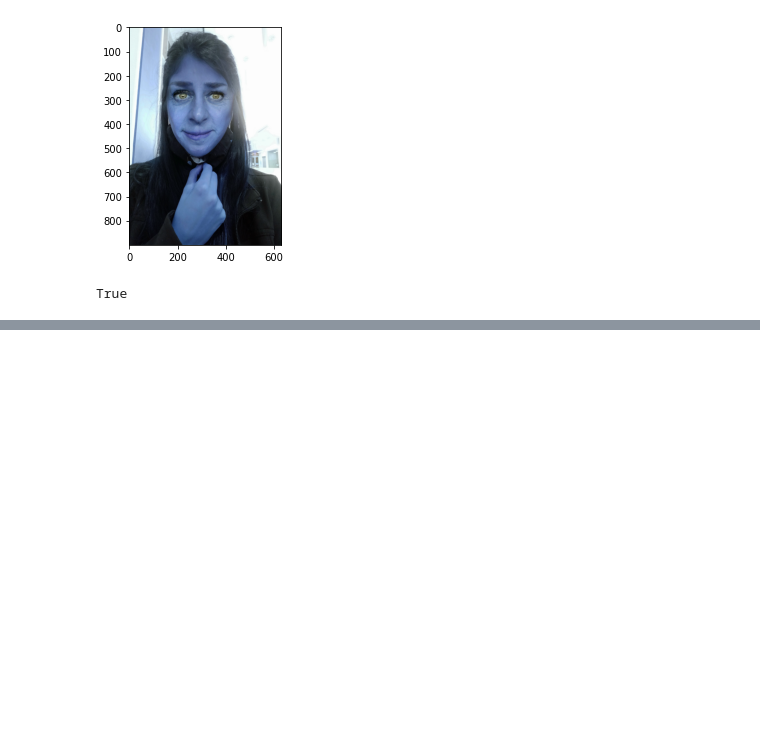
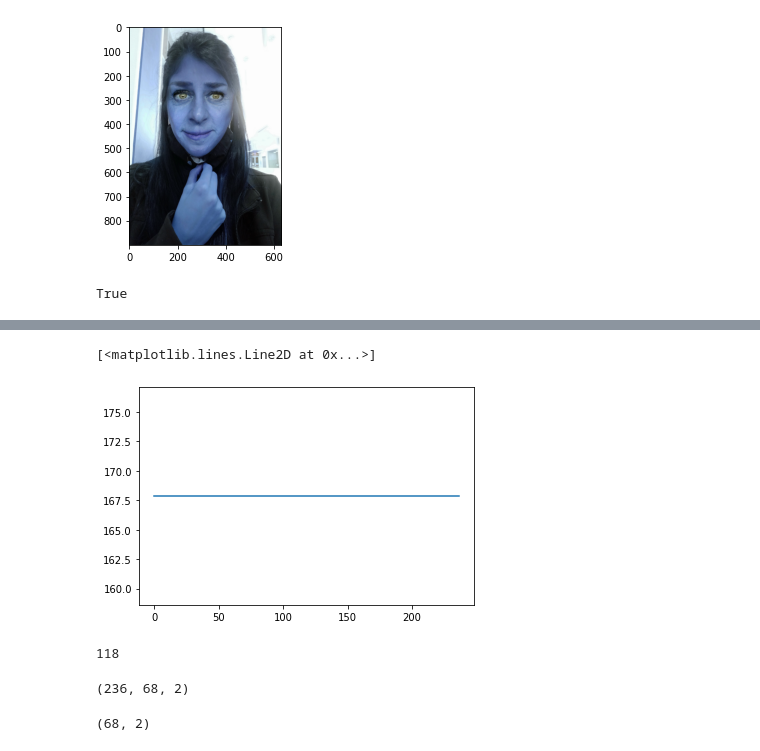
Before and after one commit to sakshikakde/FaceSwap, a Jupyter notebook: Code/FaceSwapSakshi.ipynb, the cells around one changed output, grey strips where cells are left out. Saved outputs shown, nothing was run; the diff lists cells and outputs as text; code cells hidden in the pictures; blank space fills up the shorter version.

```diff
--- a/Code/FaceSwapSakshi.ipynb
+++ b/Code/FaceSwapSakshi.ipynb
@@ -219,0 +484,5 @@ True
+# %%
+x_1D = np.array(x_1D)
+x_1D.shape
+# x_1D = x_1D[:,0:2]
+x_1D.shape
@@ -219,0 +491,18 @@ True
+# %%
+from scipy.signal import butter, filtfilt
+
+fs = 30
+
+# Filter requirements.
+# T = 5.0         # Sample Period
+fs = 30.0       # sample rate, Hz
+cutoff = 2      # desired cutoff frequency of the filter, Hz ,      slightly higher than actual 1.2 Hz
+nyq = 0.5 * fs  # Nyquist Frequency
+order = 4      # sin wave can be approx represented as quadratic
+n =  x_1D.shape[0] # total number of samples
+
+normal_cutoff = cutoff / nyq
+# Get the filter coefficients
+b, a = butter(order, normal_cutoff, btype='low', analog=False)
+x_ = filtfilt(b, a, x_1D.T)
+x_.shape
@@ -219,0 +511,3 @@ True
+# %%
+x_ = x_.T.astype(int)
+x_.shape
@@ -219,0 +516,8 @@ True
+# %%
+face_markers_filtered = []
+for i in range(x_.shape[0]):
+    points = []
+    for j in range(0, x_.shape[1], 2):
+        pt = [x_[i, j], x_[i, j+1]]
+        points.append(pt)
+    face_markers_filtered.append(points)
@@ -282,0 +623,20 @@ Stream ended..
+# %%
+fft_x[xf >  5] = 0
+x_back = ifft(fft_x)
+plt.plot(t, x_back)
+# %% [output]
+[<matplotlib.lines.Line2D at 0x...>]
+[figure, added]
+# %%
+len(xf)
+# %% [output]
+118
+# %%
+face_markers_a.shape
+# %% [output]
+(236, 68, 2)
+# %%
+s = np.sum(face_markers_a, axis = 0)
+s.shape
+# %% [output]
+(68, 2)
```
Also changed, not shown: parts of 17 cells of this notebook.
